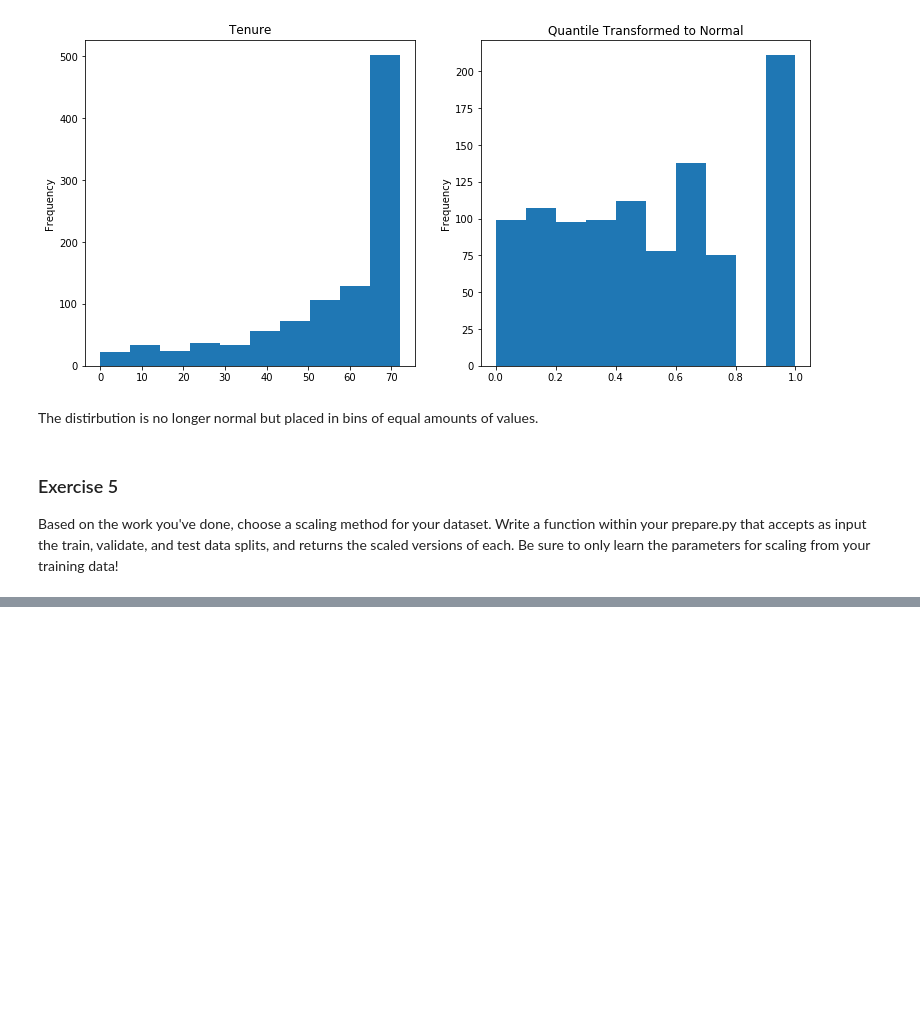
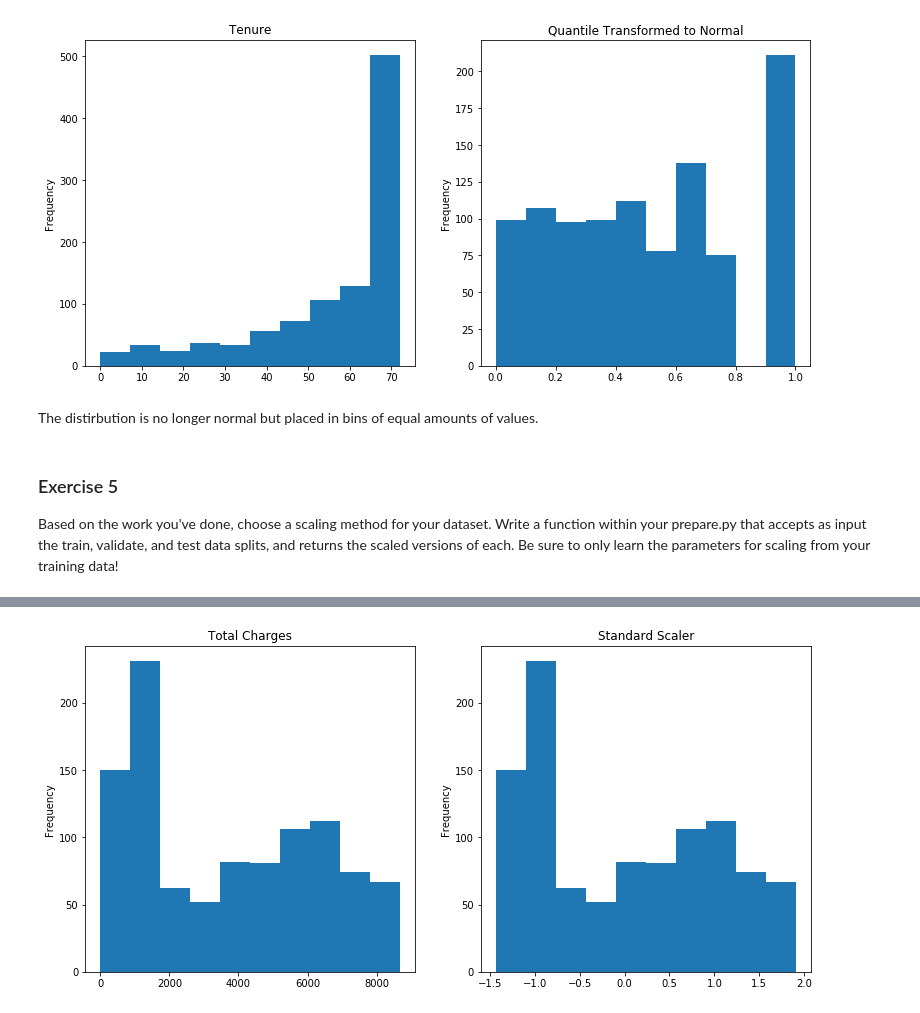
Before and after one commit to gilbert-noriega-ii/regression-exercises, a Jupyter notebook: scaling.ipynb, the cells around one changed output, grey strips where cells are left out. Saved outputs shown, nothing was run; the diff lists cells and outputs as text; code cells hidden in the pictures; blank space fills up the shorter version.

```diff
--- a/scaling.ipynb
+++ b/scaling.ipynb
@@ -249,0 +297,15 @@ def add_scaled_columns(train, validate, test, scaler, columns_to_scale):
+# %%
+scaler.fit(train[['total_charges']])
+
+train['total_charges_scaled'] = scaler.transform(train[['total_charges']])
+test['total_charges_scaled'] = scaler.transform(test[['total_charges']])
+validate['total_charges_scaled'] = scaler.transform(validate[['total_charges']])
+
+plt.figure(figsize=(13, 6))
+plt.subplot(121)
+train.total_charges.plot.hist(title='Total Charges')
+plt.subplot(122)
+train.total_charges_scaled.plot.hist(title='Standard Scaler')
+plt.show()
+# %% [output]
+[figure, added]
```
Also changed, not shown: parts of 16 cells of this notebook.
